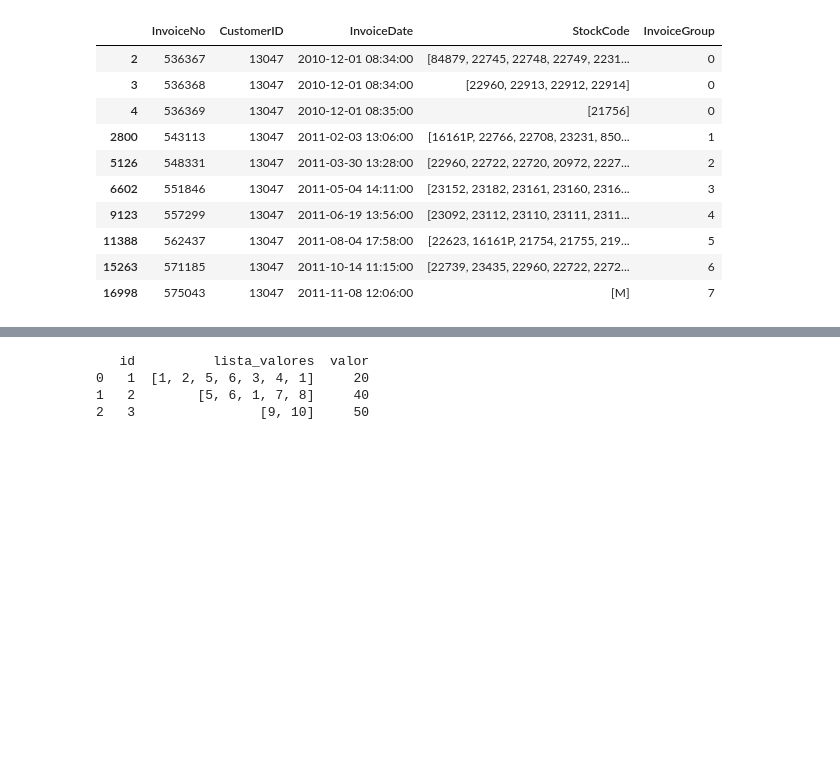
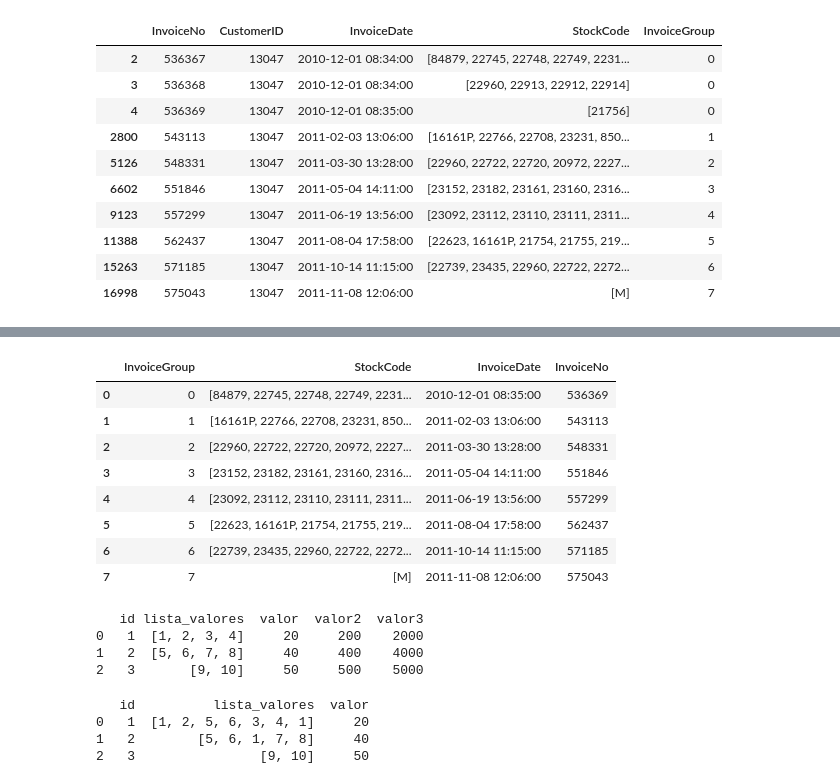
Before and after one commit to Alf-caput/LAB02_ReglasYPatronesSecuenciales, a Jupyter notebook: notebook.ipynb, the cells around one changed output, grey strips where cells are left out. Saved outputs shown, nothing was run; the diff lists cells and outputs as text; code cells hidden in the pictures; blank space fills up the shorter version.

Commit message:
usando .loc manteniendo InvoiceNo

```diff
--- a/notebook.ipynb
+++ b/notebook.ipynb
@@ -198,3 +210,50 @@ KeyError: 0
+# %%
+nuevo_df = (
+    df_testing.loc[:, ['InvoiceGroup', 'StockCode', 'InvoiceDate', 'InvoiceNo']]
+    .groupby('InvoiceGroup')
+    .apply(lambda x: pd.Series({
+        'StockCode': np.concatenate(x['StockCode'].values),
+        'InvoiceDate': x.loc[x['InvoiceDate'].idxmax(), 'InvoiceDate'],
+        'InvoiceNo': x.loc[x['InvoiceDate'].idxmax(), 'InvoiceNo']
+})).reset_index())
+nuevo_df
+# %% [output]
+|  | InvoiceGroup | StockCode | InvoiceDate | InvoiceNo |
+| 0 | 0 | [84879, 22745, 22748, 22749, 2231... | 2010-12-01 08:35:00 | 536369 |
+| 1 | 1 | [16161P, 22766, 22708, 23231, 850... | 2011-02-03 13:06:00 | 543113 |
+| 2 | 2 | [22960, 22722, 22720, 20972, 2227... | 2011-03-30 13:28:00 | 548331 |
+| 3 | 3 | [23152, 23182, 23161, 23160, 2316... | 2011-05-04 14:11:00 | 551846 |
+| 4 | 4 | [23092, 23112, 23110, 23111, 2311... | 2011-06-19 13:56:00 | 557299 |
+| 5 | 5 | [22623, 16161P, 21754, 21755, 219... | 2011-08-04 17:58:00 | 562437 |
+| 6 | 6 | [22739, 23435, 22960, 22722, 2272... | 2011-10-14 11:15:00 | 571185 |
+| 7 | 7 | [M] | 2011-11-08 12:06:00 | 575043 |
+# %%
+import pandas as pd
+import numpy as np
+
+# Supongamos que tienes un DataFrame llamado df con columnas 'id', 'lista_valores', 'valor', 'valor2', 'valor3', etc.
+# Aquí tienes un ejemplo de cómo se vería:
+data = {'id': [1, 1, 2, 2, 3],
+        'lista_valores': [np.array([1, 2]), np.array([3, 4]), np.array([5, 6]), np.array([7, 8]), np.array([9, 10])],
+        'valor': [10, 20, 30, 40, 50],
+        'valor2': [100, 200, 300, 400, 500],
+        'valor3': [1000, 2000, 3000, 4000, 5000]}
+df = pd.DataFrame(data)
+
+# Agrupar por 'id', combinar los arrays de 'lista_valores', conservar el mayor valor y seleccionar los valores correspondientes de otras columnas
+nuevo_df = df.groupby('id').apply(lambda x: pd.Series({
+    'lista_valores': np.concatenate(x['lista_valores'].values),
+    'valor': x.loc[x['valor'].idxmax(), 'valor'],
+    'valor2': x.loc[x['valor'].idxmax(), 'valor2'],
+    'valor3': x.loc[x['valor'].idxmax(), 'valor3']
+})).reset_index()
+
+print(nuevo_df)
+# %% [output]
+   id lista_valores  valor  valor2  valor3
+0   1  [1, 2, 3, 4]     20     200    2000
+1   2  [5, 6, 7, 8]     40     400    4000
+2   3       [9, 10]     50     500    5000
 # %%
 import pandas as pd
 
```
Also changed, not shown: parts of 1 cell of this notebook.
